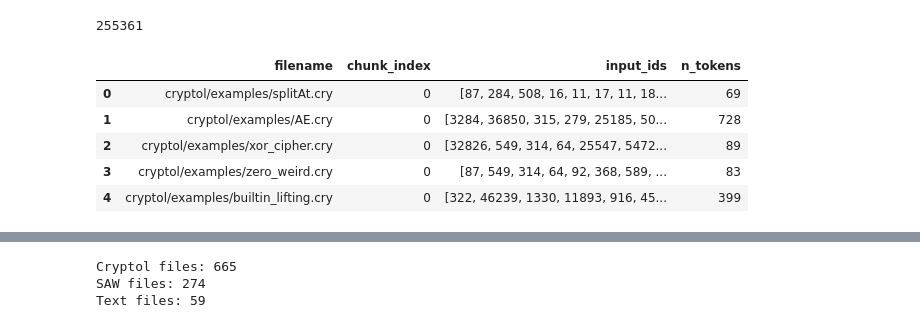
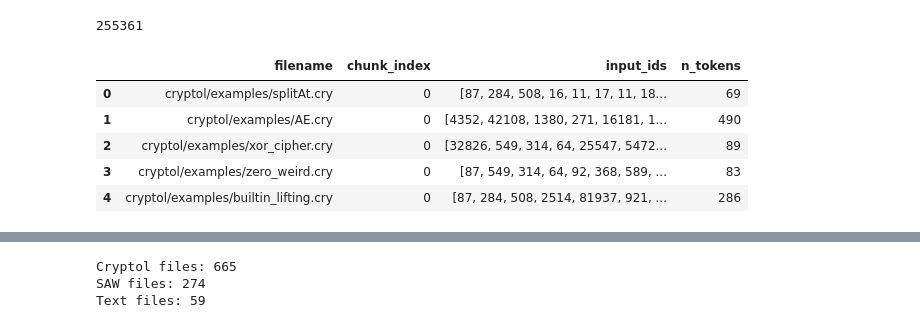
Before and after one commit to UH-Insure/DataPreprocess, a Jupyter notebook: notebooks/05_corpus_process.ipynb, the cells around one changed output, grey strips where cells are left out. Drawn from its saved outputs; the diff is of its cells as text; code cells hidden in the pictures.

```diff
--- a/notebooks/05_corpus_process.ipynb
+++ b/notebooks/05_corpus_process.ipynb
@@ -10,7 +10,7 @@ import seaborn as sns
 from src.preprocessing.tokenize_qwen import load_qwen_tokenizer, tokenize_df, expand_chunked_df
 # %%
 # 1. Load your JSONL file
-VARIANT = "hybrid"  # Options: "hybrid", "nocomments", "nomods"
+VARIANT = "nocomments"  # Options: "hybrid", "nocomments", "nomods"
 source_code_df = pd.read_json(f"data/training_datasets/verified_{VARIANT}.jsonl", lines=True)
 #nocomment_df = pd.read_json("data/training_datasets/verified_nocomments.jsonl", lines=True)
 #nomod_df = pd.read_json("data/training_datasets/verified_nomods.jsonl", lines=True)
@@ -29,37 +29,37 @@ tokenizer = load_qwen_tokenizer(model_name)
 source_code_tok_df = tokenize_df(source_code_df, tokenizer)
 #nocomment_tok_df = tokenize_df(nocomment_df, tokenizer)
 #nomod_tok_df = tokenize_df(nomod_df, tokenizer)
 
 metrics_df = metrics_df.merge(source_code_tok_df[["filename", "n_tokens"]], on="filename", how="left")
 #metrics_df = metrics_df.rename(columns={"n_tokens": "hybrid_tokens"})
 #metrics_df = metrics_df.merge(nocomment_tok_df[["filename", "n_tokens"]], on="filename", how="left")
 #metrics_df = metrics_df.rename(columns={"n_tokens": "nocomment_tokens"})
 #metrics_df = metrics_df.merge(nomod_tok_df[["filename", "n_tokens"]], on="filename", how="left")
 #metrics_df = metrics_df.rename(columns={"n_tokens": "nomod_tokens"})
 
 text_df = pd.read_json("data/training_datasets/cleaned_text_data.jsonl", lines=True)
 text_tok_df = tokenize_df(text_df, tokenizer)
 print(text_tok_df["n_tokens"].sum())
 text_tok_df.head()
 
 all_df = pd.concat([source_code_df, text_df], ignore_index=True)
 #print(hybrid_tok_df[["filename", "n_tokens"]].head())
 
 # 4. Optional: Chunk for training
 source_code_chunk_df = expand_chunked_df(source_code_tok_df, tokenizer, max_seq_len=4096, stride=256)
 text_chunk_df = expand_chunked_df(text_tok_df, tokenizer, max_seq_len=4096, stride=256)
 #nocomment_chunk_df = expand_chunked_df(nocomment_tok_df, tokenizer, max_seq_len=4096, stride=256)
 #nomod_chunk_df = expand_chunked_df(nomod_tok_df, tokenizer, max_seq_len=4096, stride=256)
 
 source_code_chunk_df.head()
 # %% [output]
 255361
 |  | filename | chunk_index | input_ids | n_tokens |
 | 0 | cryptol/examples/splitAt.cry | 0 | [87, 284, 508, 16, 11, 17, 11, 18... | 69 |
-| 1 | cryptol/examples/AE.cry | 0 | [3284, 36850, 315, 279, 25185, 50... | 728 |
+| 1 | cryptol/examples/AE.cry | 0 | [4352, 42108, 1380, 271, 16181, 1... | 490 |
 | 2 | cryptol/examples/xor_cipher.cry | 0 | [32826, 549, 314, 64, 25547, 5472... | 89 |
 | 3 | cryptol/examples/zero_weird.cry | 0 | [87, 549, 314, 64, 92, 368, 589, ... | 83 |
-| 4 | cryptol/examples/builtin_lifting.cry | 0 | [322, 46239, 1330, 11893, 916, 45... | 399 |
+| 4 | cryptol/examples/builtin_lifting.cry | 0 | [87, 284, 508, 2514, 81937, 921, ... | 286 |
 # %%
 all_chunk_df = pd.concat([source_code_chunk_df, text_chunk_df], ignore_index=True)
 all_chunk_df.head()
```
Also changed, not shown: parts of 8 cells of this notebook, 2 other files.
